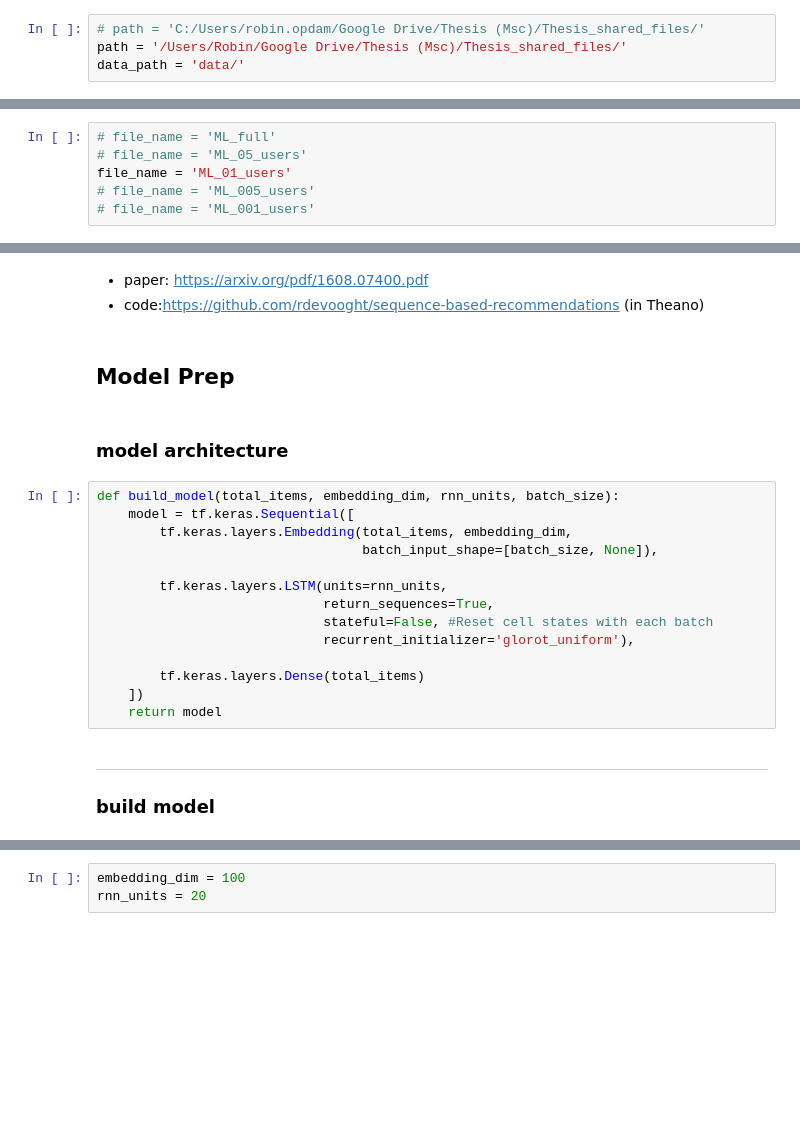
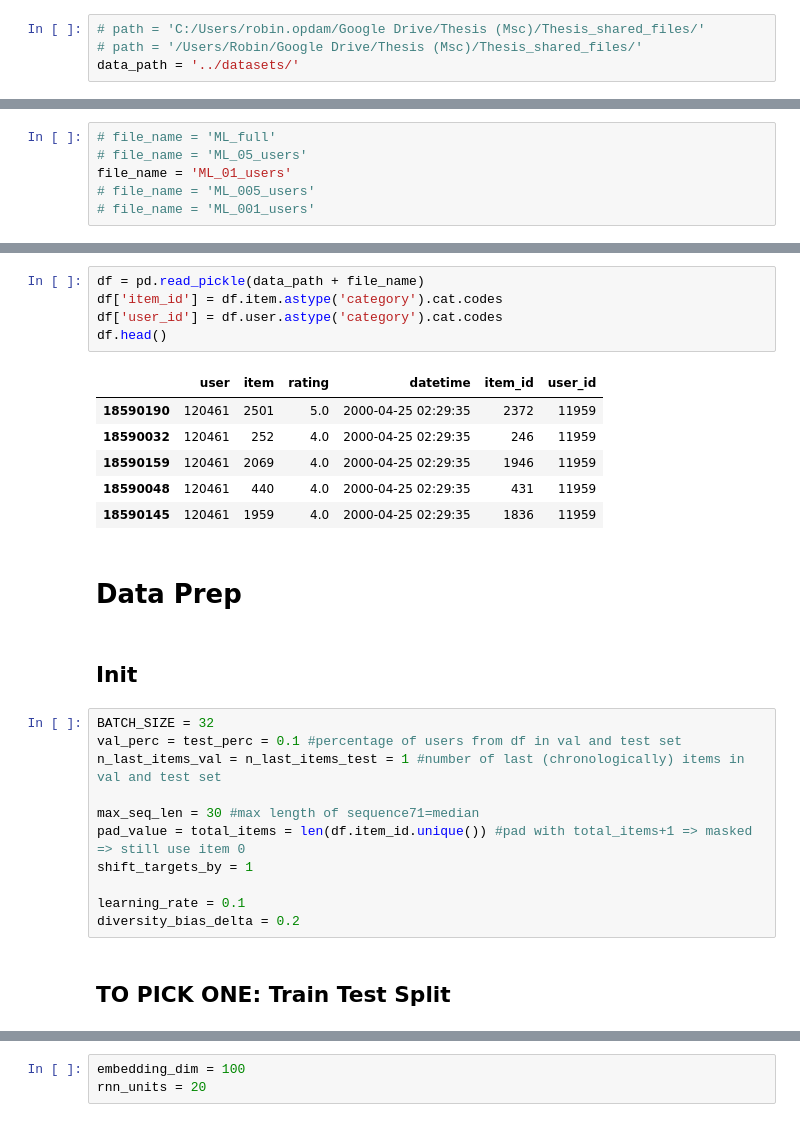
Before and after one commit to ROpdam/recommender_comparison, a Jupyter notebook: CF_RNN.ipynb, the cells around one changed output, grey strips where cells are left out. Cells and saved outputs as stored; diff of their text form; blank space fills up the shorter version.

```diff
--- a/CF_RNN.ipynb
+++ b/CF_RNN.ipynb
@@ -16,7 +21,7 @@ tf.__version__
 # %%
 # path = 'C:/Users/robin.opdam/Google Drive/Thesis (Msc)/Thesis_shared_files/'
-path = '/Users/Robin/Google Drive/Thesis (Msc)/Thesis_shared_files/'
-data_path = 'data/'
+# path = '/Users/Robin/Google Drive/Thesis (Msc)/Thesis_shared_files/'
+data_path = '../datasets/'
 # %% [markdown]
 ## Amazon Fashion
 # %%
@@ -184,25 +41,29 @@ Collaborative Filtering with Recurrent Neural Networks
-# %% [markdown]
-- paper: https://arxiv.org/pdf/1608.07400.pdf
-- code:https://github.com/rdevooght/sequence-based-recommendations (in Theano)
-# %% [markdown]
-
-## Model Prep
-# %% [markdown]
-### model architecture
-# %%
-def build_model(total_items, embedding_dim, rnn_units, batch_size):
-    model = tf.keras.Sequential([
-        tf.keras.layers.Embedding(total_items, embedding_dim,
-                                  batch_input_shape=[batch_size, None]),
-
-        tf.keras.layers.LSTM(units=rnn_units,
-                             return_sequences=True,
-                             stateful=False, #Reset cell states with each batch
-                             recurrent_initializer='glorot_uniform'),
-
-        tf.keras.layers.Dense(total_items)
-    ])
-    return model
-# %% [markdown]
----
-### build model
+# %%
+df = pd.read_pickle(data_path + file_name)
+df['item_id'] = df.item.astype('category').cat.codes
+df['user_id'] = df.user.astype('category').cat.codes
+df.head()
+# %% [output]
+|  | user | item | rating | datetime | item_id | user_id |
+| 18590190 | 120461 | 2501 | 5.0 | 2000-04-25 02:29:35 | 2372 | 11959 |
+| 18590032 | 120461 | 252 | 4.0 | 2000-04-25 02:29:35 | 246 | 11959 |
+| 18590159 | 120461 | 2069 | 4.0 | 2000-04-25 02:29:35 | 1946 | 11959 |
+| 18590048 | 120461 | 440 | 4.0 | 2000-04-25 02:29:35 | 431 | 11959 |
+| 18590145 | 120461 | 1959 | 4.0 | 2000-04-25 02:29:35 | 1836 | 11959 |
+# %% [markdown]
+# Data Prep
+# %% [markdown]
+## Init
+# %%
+BATCH_SIZE = 32
+val_perc = test_perc = 0.1 #percentage of users from df in val and test set
+n_last_items_val = n_last_items_test = 1 #number of last (chronologically) items in val and test set
+
+max_seq_len = 30 #max length of sequence71=median
+pad_value = total_items = len(df.item_id.unique()) #pad with total_items+1 => masked => still use item 0
+shift_targets_by = 1
+
+learning_rate = 0.1
+diversity_bias_delta = 0.2
+# %% [markdown]
+## TO PICK ONE: Train Test Split
```
Also changed, not shown: parts of 125 cells of this notebook, 1 other file.
